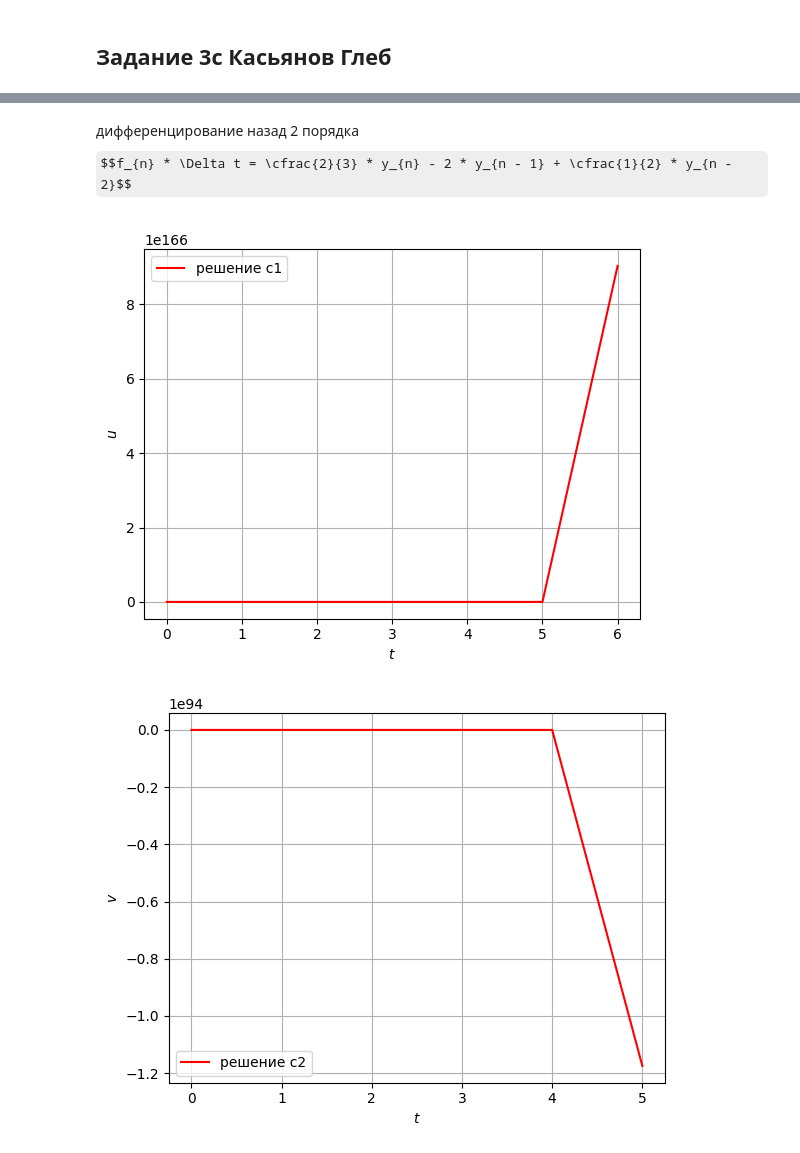
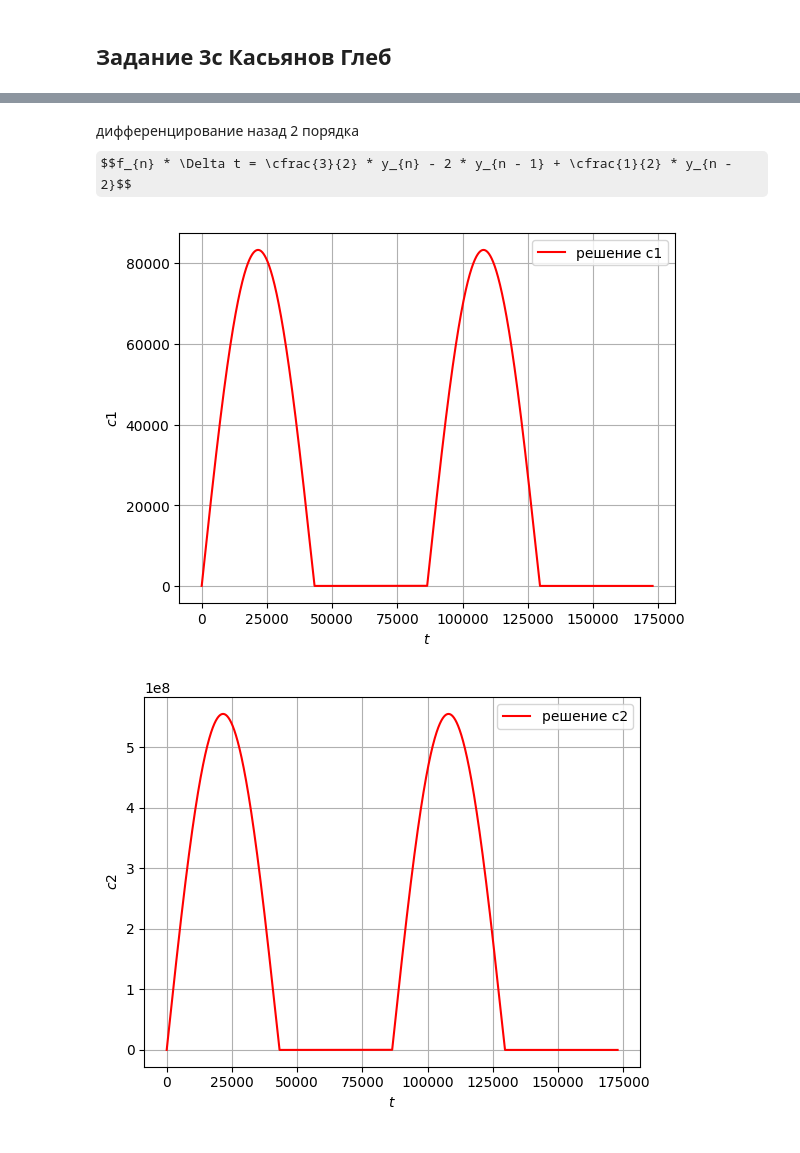
Before and after one commit to GlebKasi/math, a Jupyter notebook: 1_3с/Untitled.ipynb, the cells around one changed output, grey strips where cells are left out. Cells and saved outputs as stored; diff of their text form; code cells hidden in the pictures; some formulas as TeX source.

```diff
--- a/1_3с/Untitled.ipynb
+++ b/1_3с/Untitled.ipynb
@@ -3,13 +3,14 @@
 # %% [markdown]
 ![](images/1_3c.png "Задача")
 ![](images/1_3c_1.png "Задача_1")
-# %% [markdown]
-дифференцирование назад 2 порядка
-$$f_{n} * \Delta t = \cfrac{2}{3} * y_{n} - 2 * y_{n - 1} + \cfrac{1}{2} * y_{n - 2}$$
+# %% [markdown]
+дифференцирование назад 2 порядка
+$$f_{n} * \Delta t = \cfrac{3}{2} * y_{n} - 2 * y_{n - 1} + \cfrac{1}{2} * y_{n - 2}$$
 # %%
 import math as ma
 import matplotlib.pyplot as plt
 import numpy as np
+from scipy import optimize
 
 class Arr:
     value = []
@@ -41,6 +42,26 @@ class Arr:
             res = res + i * i
         return ma.sqrt(res)
 
+class Funtion:
+    y0 = 0
+    y1 = 0
+    step = 0
+    fun = 0
+    T = 0
+
+    def __init__(self, dt, y, f, t):
+        self.y0 = y[0]
+        self.y1 = y[1]
+        self.step = dt
+        self.fun = f
+        self.T = t
+
+    def f(self, x):
+        res = Arr([0, 0])
+        x_ = Arr(x)
+        res = x_ * 3 / 2 - self.fun(x_, self.T) * self.step - self.y1 * 2 - self.y0 / 2
+        return res.value
+
 def f(x, t):
     td = 24 * 60 * 60
     k_1 = pow(10, -2) * max(0, ma.sin(2*ma.pi*t/td))
@@ -55,7 +76,8 @@ def next_y(i, y, dt):
     if(i == 0):
         return y[i] + f(y[i], i*dt) * dt / 2 + f(y[i] + f(y[i], i*dt) * dt, (i + 1)*dt) * dt / 2
     else:
-        return f(y[i] + f(y[i], i*dt) * dt, (i + 1)*dt) * dt * 3/2 + y[i] * 3 - y[i - 1] * 3/4
+        fun = Funtion(dt, y, f, (i + 1)*dt)
+        return Arr(optimize.root(fun.f,y[i].value).x)
 
 def solve(zero, dt, stop):
     result = [zero]
@@ -67,7 +89,7 @@ def solve(zero, dt, stop):
 
 zero = Arr([0, 0, 5 * pow(10, 11), 8 * pow(10, 11)])   # краевые условия
 T = 24 * 60 * 60
-dt = 1               # шаг
+dt = 0.1               # шаг
 result = solve(zero, dt, 2*T)
 c1 = []
 c2 = []
@@ -75,7 +97,7 @@ c3 = []
 c4 = []
 t = []
 i = 0
-for j in result:
+for j in result[3:len(result)]:
     c1.append(j.value[0])
     c2.append(j.value[1])
     c3.append(j.value[2])
@@ -83,32 +105,32 @@ for j in result:
     t.append(i * dt)
     i = i + 1
 plt.plot(t, c1, "r", label = "решение c1")
 plt.legend()
 plt.grid()
 plt.xlabel('$t$')
 plt.ylabel('$с1$')
 plt.show()
 
 plt.plot(t, c2, "r", label = "решение c2")
 plt.legend()
 plt.grid()
 plt.xlabel('$t$')
 plt.ylabel('$с2$')
 plt.show()
 
 plt.plot(t, c3, "r", label = "решение c3")
 plt.legend()
 plt.grid()
 plt.xlabel('$t$')
 plt.ylabel('$с3$')
 plt.show()
 
 plt.plot(t, c4, "r", label = "решение c4")
 plt.legend()
 plt.grid()
 plt.xlabel('$t$')
 plt.ylabel('$с4$')
 plt.show()
 # %% [output]
-[figure, old version]
+[figure, new version]
-[figure, old version]
+[figure, new version]
```
Also changed, not shown: parts of 1 cell of this notebook.
